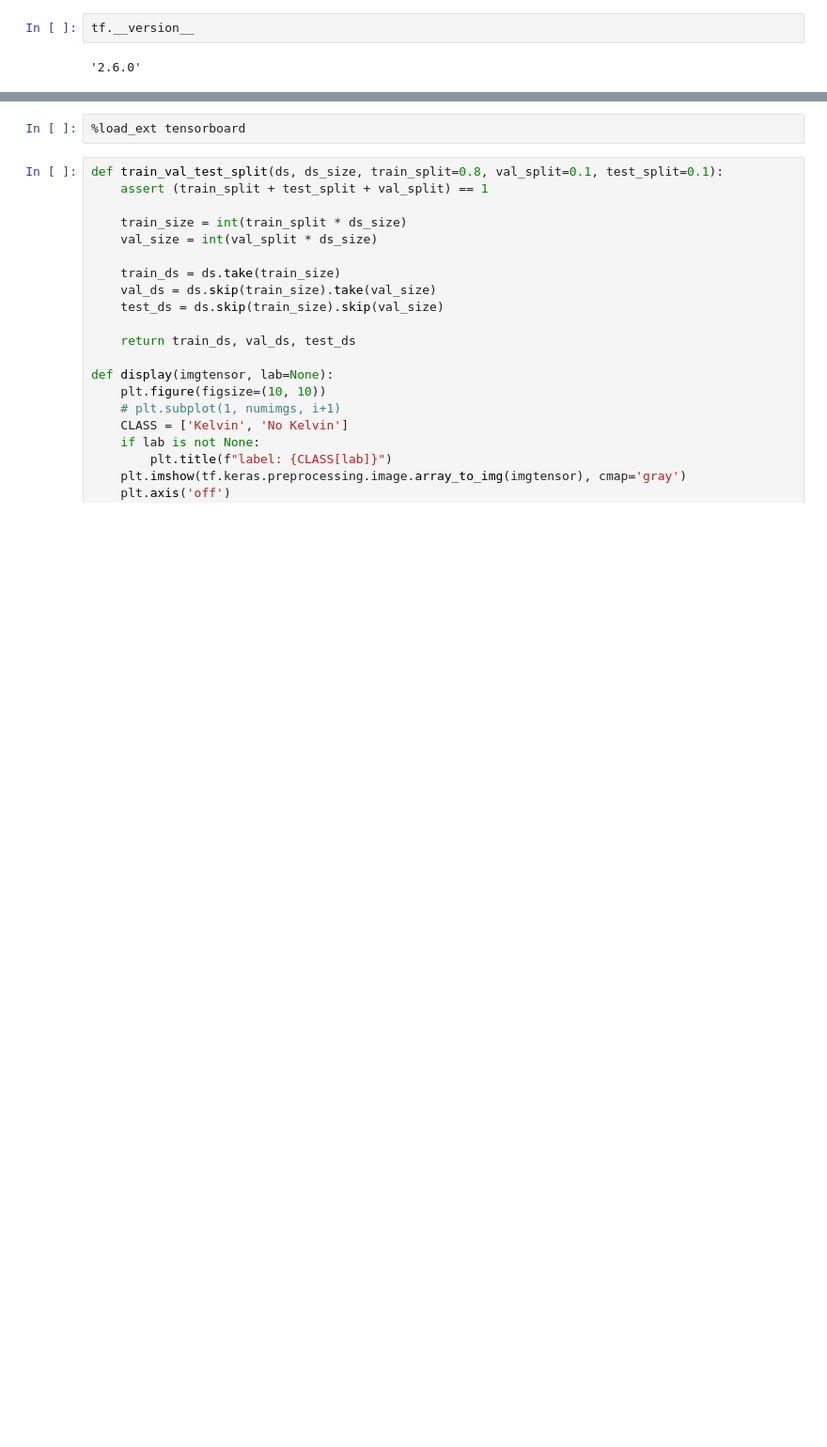
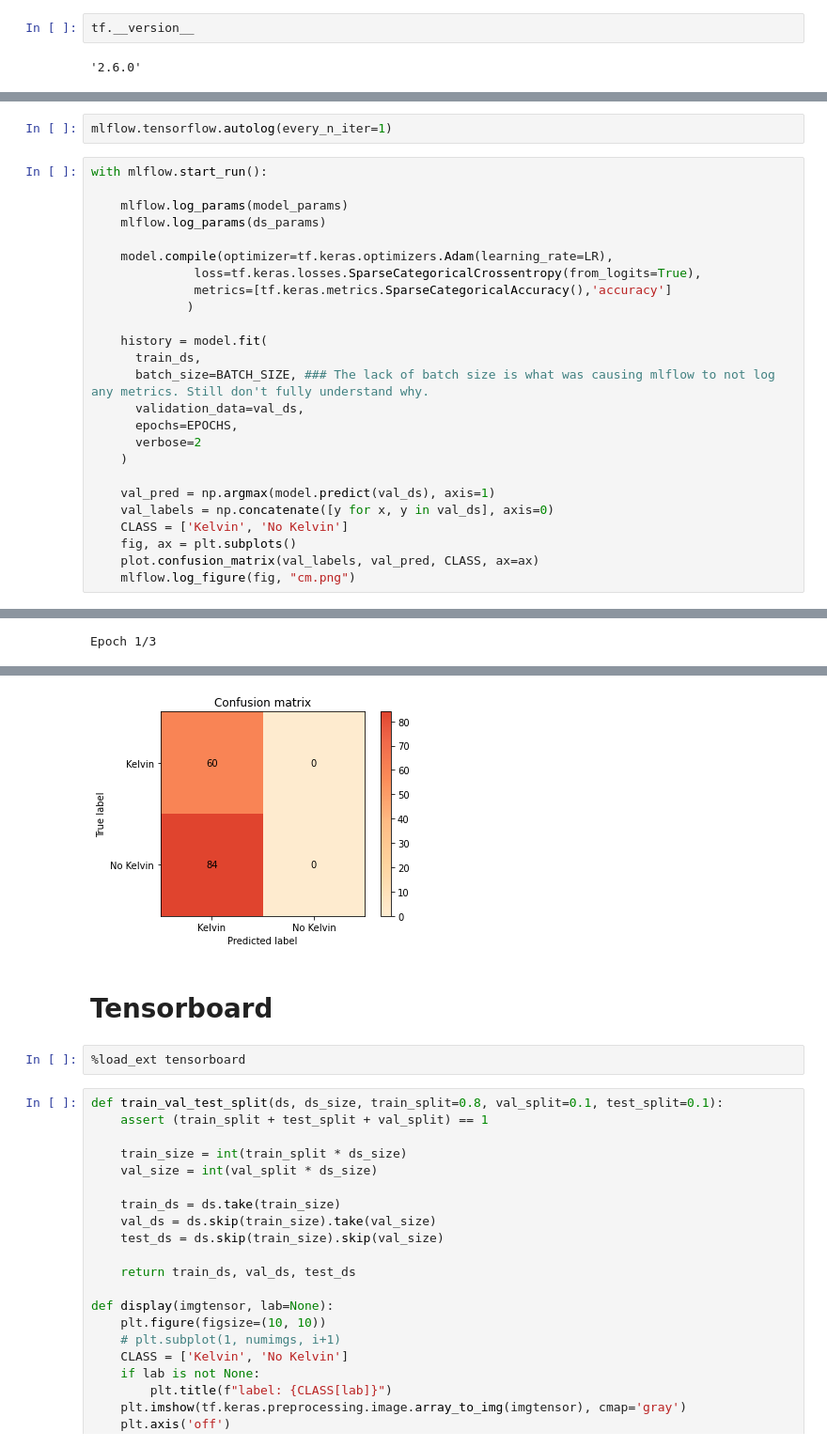
Before and after one commit to SteefanContractor/KelvinWakes, a Jupyter notebook: KelvinWakes/exploratory/SurfaceWakeImgClassification.ipynb, the cells around one changed output, grey strips where cells are left out. Shown at 94% size. Drawn from its saved outputs; the diff is of its cells as text; blank space fills up the shorter version.

Commit message:
Troubleshoot mlflow logging of metrics
- Add batch_size to model.fit() which is necessary for automatic logging.

```diff
--- a/KelvinWakes/exploratory/SurfaceWakeImgClassification.ipynb
+++ b/KelvinWakes/exploratory/SurfaceWakeImgClassification.ipynb
@@ -14,0 +149,28 @@ tf.__version__
+# %%
+mlflow.tensorflow.autolog(every_n_iter=1)
+# %%
+with mlflow.start_run():
+
+    mlflow.log_params(model_params)
+    mlflow.log_params(ds_params)
+
+    model.compile(optimizer=tf.keras.optimizers.Adam(learning_rate=LR),
+              loss=tf.keras.losses.SparseCategoricalCrossentropy(from_logits=True),
+              metrics=[tf.keras.metrics.SparseCategoricalAccuracy(),'accuracy']
+             )
+
+    history = model.fit(
+      train_ds,
+      batch_size=BATCH_SIZE, ### The lack of batch size is what was causing mlflow to not log any metrics. Still don't fully understand why.
+      validation_data=val_ds,
+      epochs=EPOCHS,
+      verbose=2
+    )
+
+    val_pred = np.argmax(model.predict(val_ds), axis=1)
+    val_labels = np.concatenate([y for x, y in val_ds], axis=0)
+    CLASS = ['Kelvin', 'No Kelvin']
+    fig, ax = plt.subplots()
+    plot.confusion_matrix(val_labels, val_pred, CLASS, ax=ax)
+    mlflow.log_figure(fig, "cm.png")
+# %% [output]
@@ -14,0 +180 @@ tf.__version__
+Epoch 1/3
@@ -15,3 +203,6 @@ tf.__version__
+[figure, added]
+# %% [markdown]
+# Tensorboard
 # %%
 %load_ext tensorboard
 # %%
```
Also changed, not shown: parts of 6 cells of this notebook, 1 other file.
